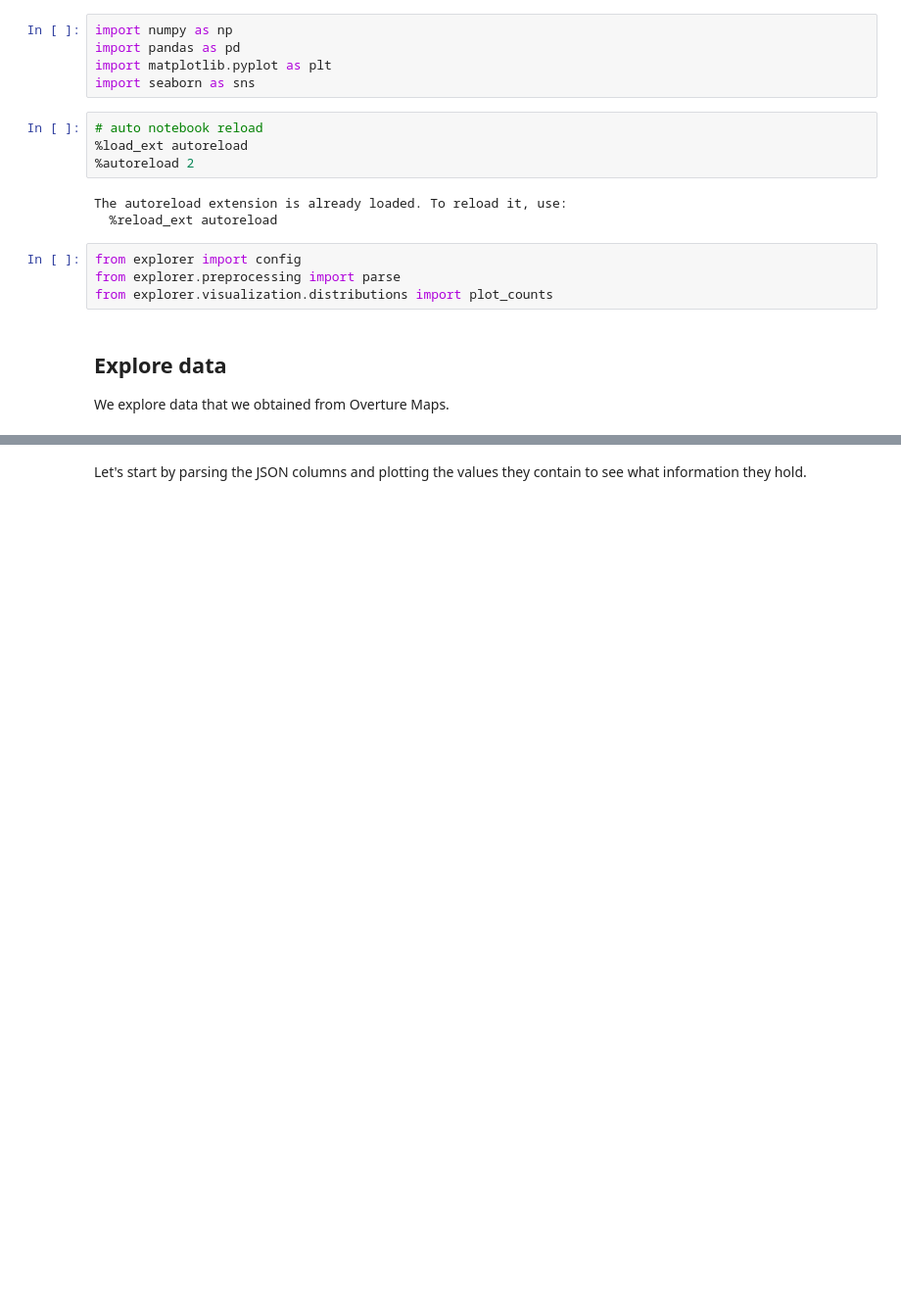
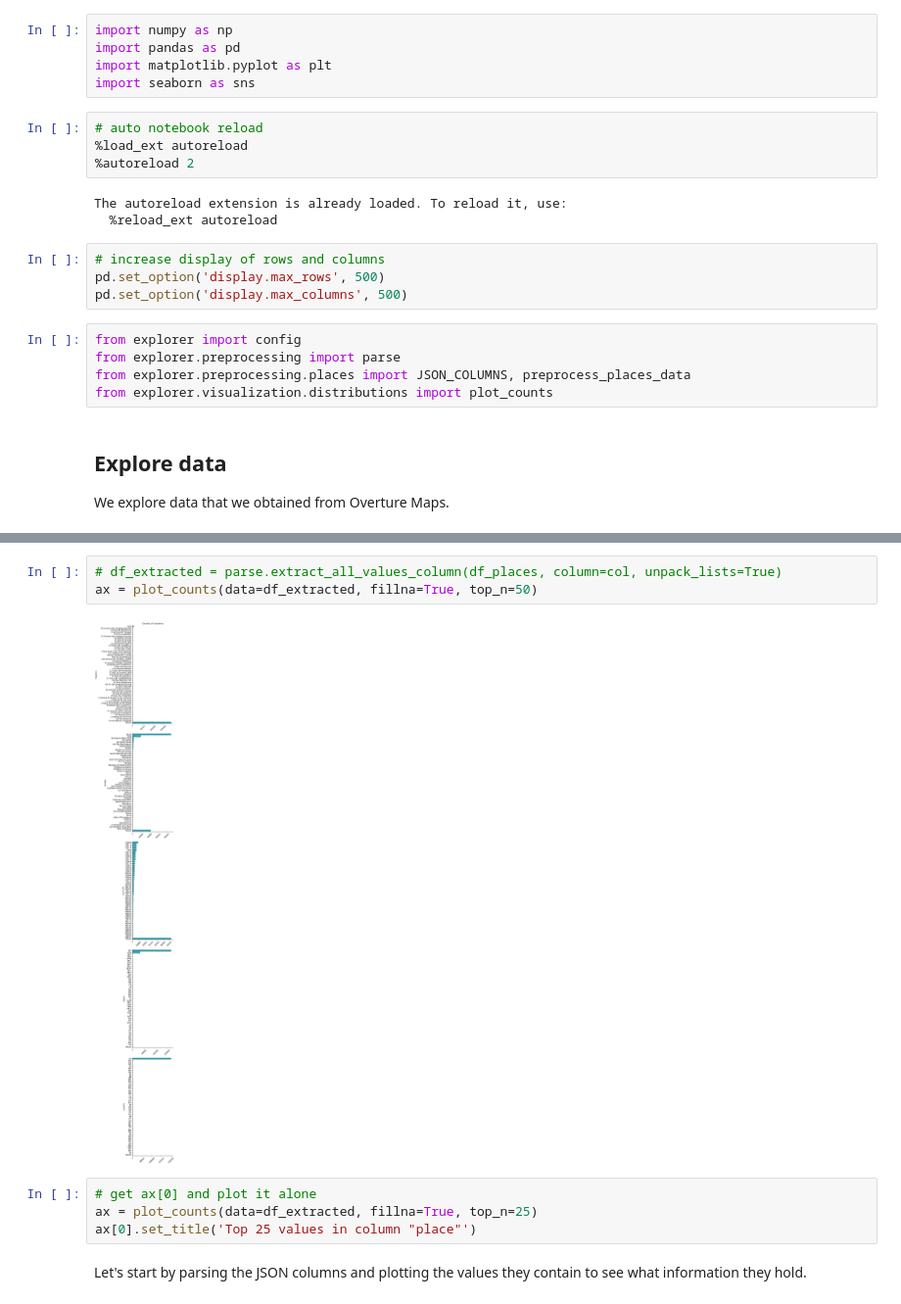
Before and after one commit to daanknoors/explorer, a Jupyter notebook: notebooks/000_explore_data.ipynb, the cells around one changed output, grey strips where cells are left out. Shown at 98% size. Drawn from its saved outputs; the diff is of its cells as text; blank space fills up the shorter version.

Commit message:
explore nature places data and plot counts

```diff
--- a/notebooks/000_explore_data.ipynb
+++ b/notebooks/000_explore_data.ipynb
@@ -12,9 +12,14 @@ import seaborn as sns
 # %% [output]
 The autoreload extension is already loaded. To reload it, use:
   %reload_ext autoreload
+# %%
+# increase display of rows and columns
+pd.set_option('display.max_rows', 500)
+pd.set_option('display.max_columns', 500)
 # %%
 from explorer import config
 from explorer.preprocessing import parse
+from explorer.preprocessing.places import JSON_COLUMNS, preprocess_places_data
 from explorer.visualization.distributions import plot_counts
 # %% [markdown]
 ## Explore data
@@ -29,6 +34,15 @@ df_places.head()
 | 2 | 1160 | 0101000020E61000004A65E5F27AAB004... | 08f1fb46a3c14a9103675b4a3b3a3749 | 0 | 2024-06-06 00:00:00+00 | [{"property":"","dataset":"meta",... | {"primary":"RHSelect","common":nu... | {"main":"professional_services","... | 0.631300 | ... |
 | 3 | 1161 | 0101000020E6100000E5B919C979AA004... | 08f1fb46a06d34590309c3116af47921 | 0 | 2024-06-06 00:00:00+00 | [{"property":"","dataset":"meta",... | {"primary":"La Place","common":nu... | {"main":"brewery","alternate":["r... | 0.957203 | ... |
 | 4 | 1162 | 0101000020E610000009E1D1C611AB004... | 08f1fb46a06d320003926bd2c9a44bde | 0 | 2024-06-06 00:00:00+00 | [{"property":"","dataset":"meta",... | {"primary":"Cafe Leffe Magny les ... | {"main":"cafe","alternate":["rest... | 0.331822 | ... |
+# %%
+# df_extracted = parse.extract_all_values_column(df_places, column=col, unpack_lists=True)
+ax = plot_counts(data=df_extracted, fillna=True, top_n=50)
+# %% [output]
+[figure, added]
+# %%
+# get ax[0] and plot it alone
+ax = plot_counts(data=df_extracted, fillna=True, top_n=25)
+ax[0].set_title('Top 25 values in column "place"')
 # %% [markdown]
 Let's start by parsing the JSON columns and plotting the values they contain to see what information they hold.
 # %%
```
Also changed, not shown: parts of 11 cells of this notebook, 6 other files.
